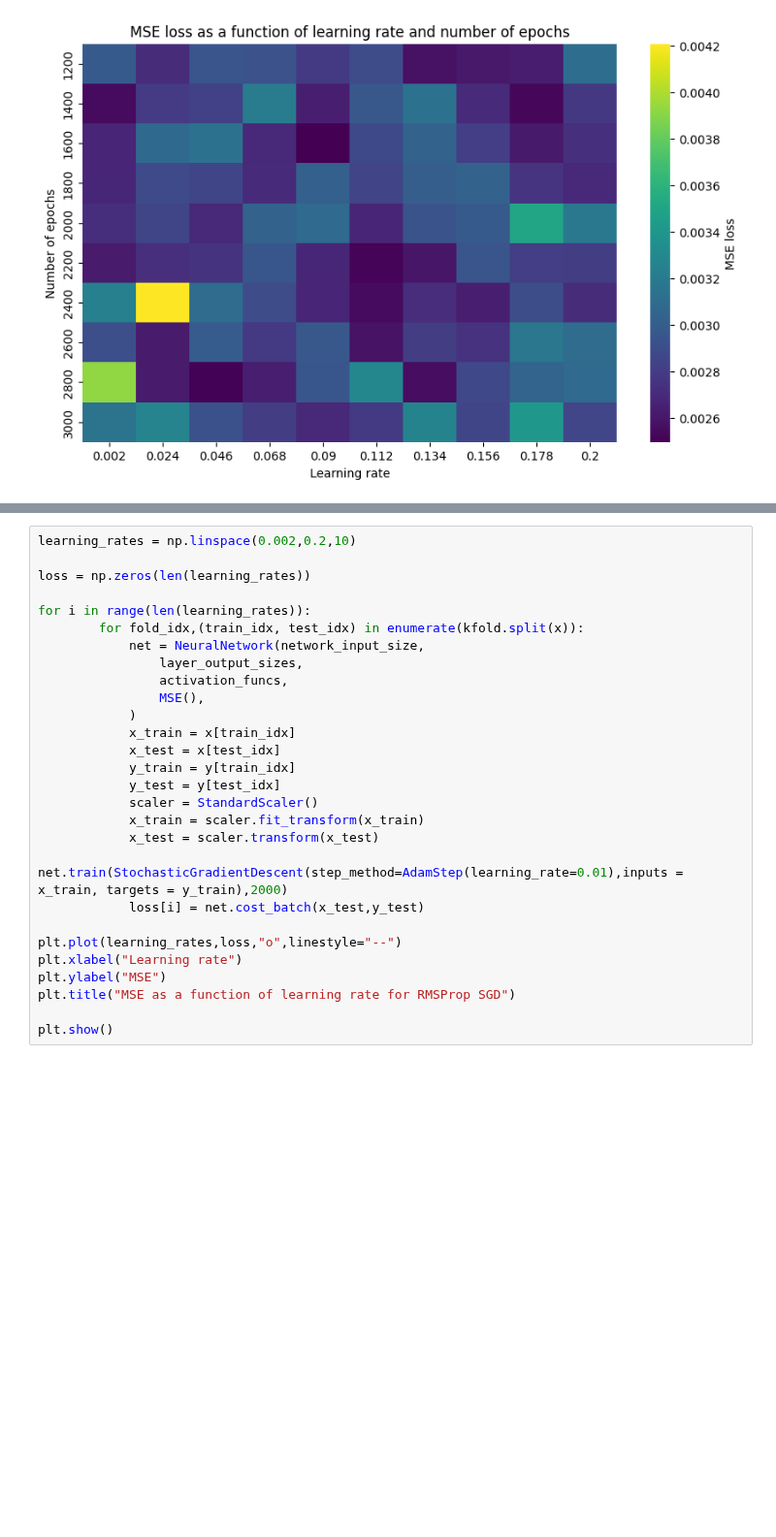
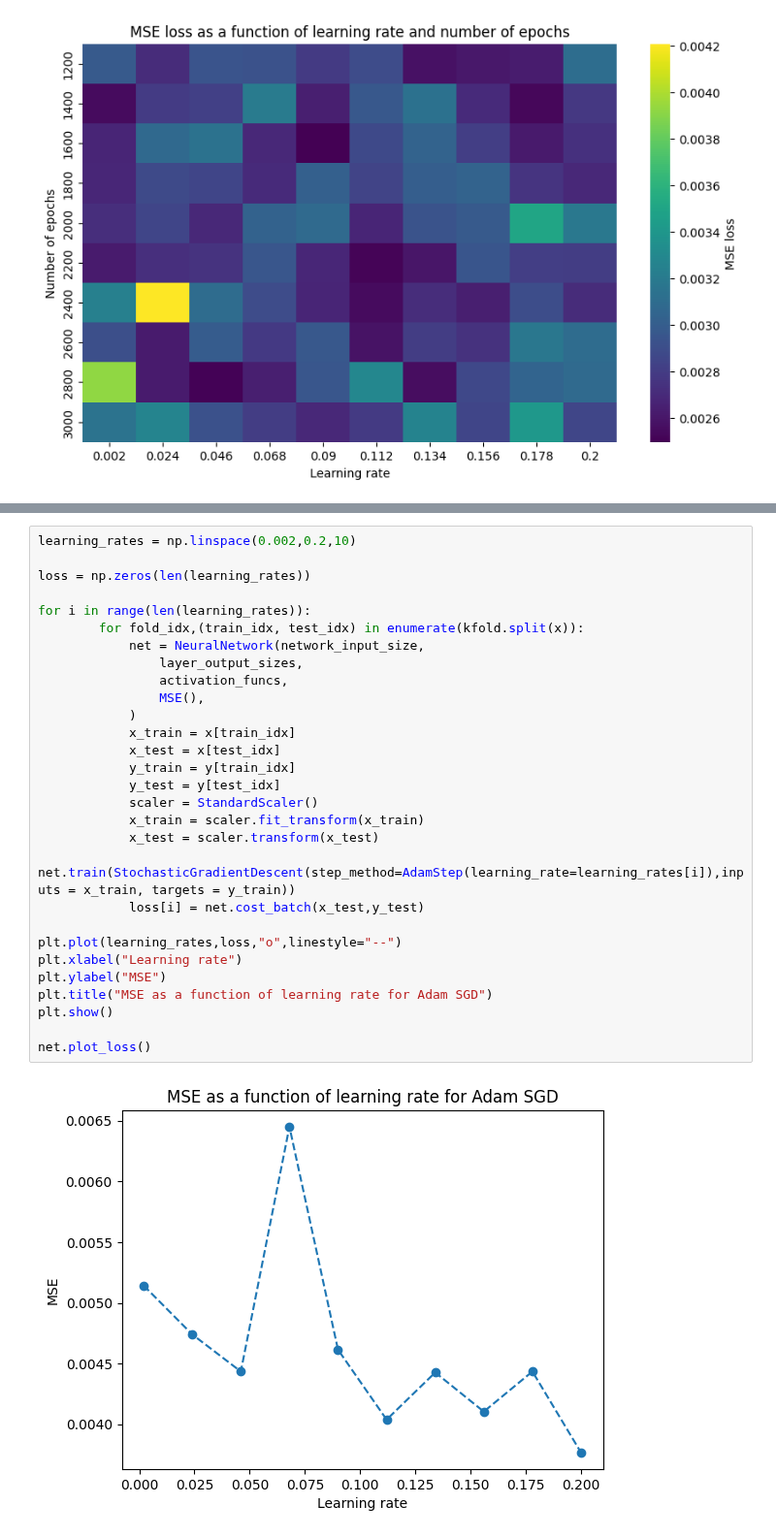
Before and after one commit to HeineEH/FYS-STK3155_Project2, a Jupyter notebook: code/exercise_2b.ipynb, the cells around one changed output, grey strips where cells are left out. Shown at 97% size. Cells and saved outputs as stored; diff of their text form; blank space fills up the shorter version.

```diff
--- a/code/exercise_2b.ipynb
+++ b/code/exercise_2b.ipynb
@@ -169,28 +173,31 @@ NameError: name 'np' is not defined
 # %%
 learning_rates = np.linspace(0.002,0.2,10)
 
 loss = np.zeros(len(learning_rates))
 
 for i in range(len(learning_rates)):
         for fold_idx,(train_idx, test_idx) in enumerate(kfold.split(x)):
             net = NeuralNetwork(network_input_size,
                 layer_output_sizes,
                 activation_funcs,
                 MSE(),
             )
             x_train = x[train_idx]
             x_test = x[test_idx]
             y_train = y[train_idx]
             y_test = y[test_idx]
             scaler = StandardScaler()
             x_train = scaler.fit_transform(x_train)
             x_test = scaler.transform(x_test)
-            net.train(StochasticGradientDescent(step_method=AdamStep(learning_rate=0.01),inputs = x_train, targets = y_train),2000)
+            net.train(StochasticGradientDescent(step_method=AdamStep(learning_rate=learning_rates[i]),inputs = x_train, targets = y_train))
             loss[i] = net.cost_batch(x_test,y_test)
 
 plt.plot(learning_rates,loss,"o",linestyle="--")
 plt.xlabel("Learning rate")
 plt.ylabel("MSE")
-plt.title("MSE as a function of learning rate for RMSProp SGD")
+plt.title("MSE as a function of learning rate for Adam SGD")
+plt.show()
 
-plt.show()
+net.plot_loss()
+# %% [output]
+[figure, added]
```
Also changed, not shown: parts of 6 cells of this notebook, 2 other files.
